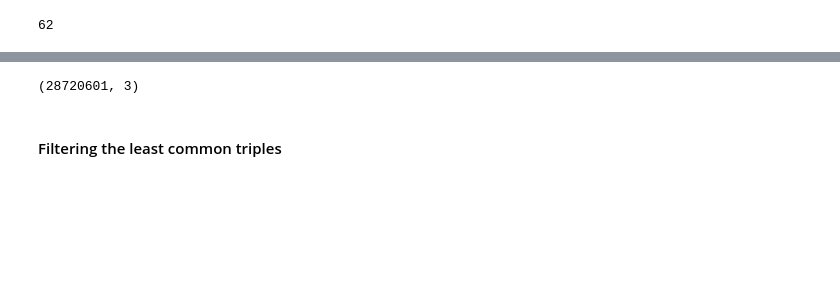
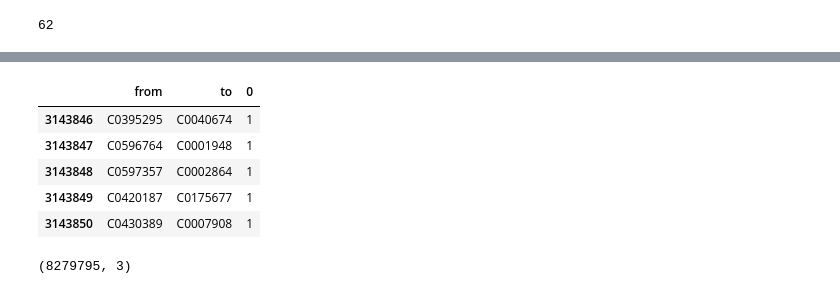
Before and after one commit to dikraMasrour/Breast_Cancer_Risk_Factor_Prediction_KG, a Jupyter notebook: BC_KG_EDA.ipynb, the cells around one changed output, grey strips where cells are left out. Saved outputs shown, nothing was run; the diff lists cells and outputs as text; code cells hidden in the pictures; blank space fills up the shorter version.

```diff
--- a/BC_KG_EDA.ipynb
+++ b/BC_KG_EDA.ipynb
@@ -115,0 +161,9 @@ df.rel.unique().shape[0]
+# %%
+vc_filter.head()
+# %% [output]
+|  | from | to | 0 |
+| 3143846 | C0395295 | C0040674 | 1 |
+| 3143847 | C0596764 | C0001948 | 1 |
+| 3143848 | C0597357 | C0002864 | 1 |
+| 3143849 | C0420187 | C0175677 | 1 |
+| 3143850 | C0430389 | C0007908 | 1 |
@@ -116,7 +177,5 @@ df.rel.unique().shape[0]
 # %%
-df.dropna(inplace=True)
+df.drop(index_to_drop, axis=0, inplace=True)
 df.shape
 # %% [output]
-(28720601, 3)
+(8279795, 3)
-# %% [markdown]
-#### Filtering the least common triples
```
Also changed, not shown: parts of 22 cells of this notebook.
